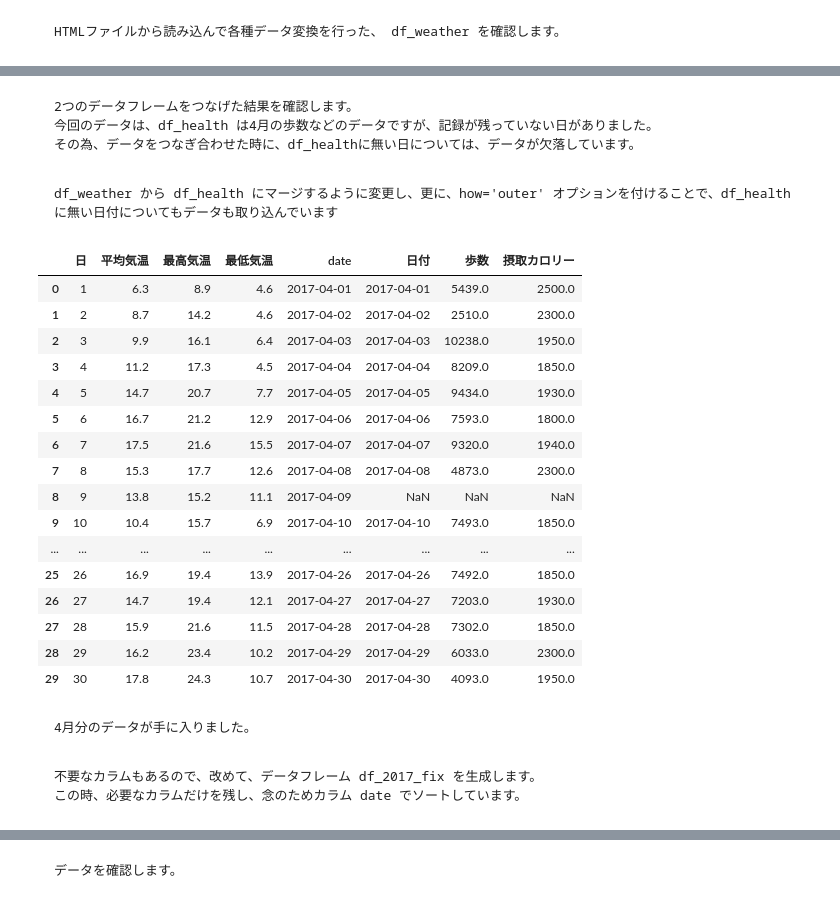
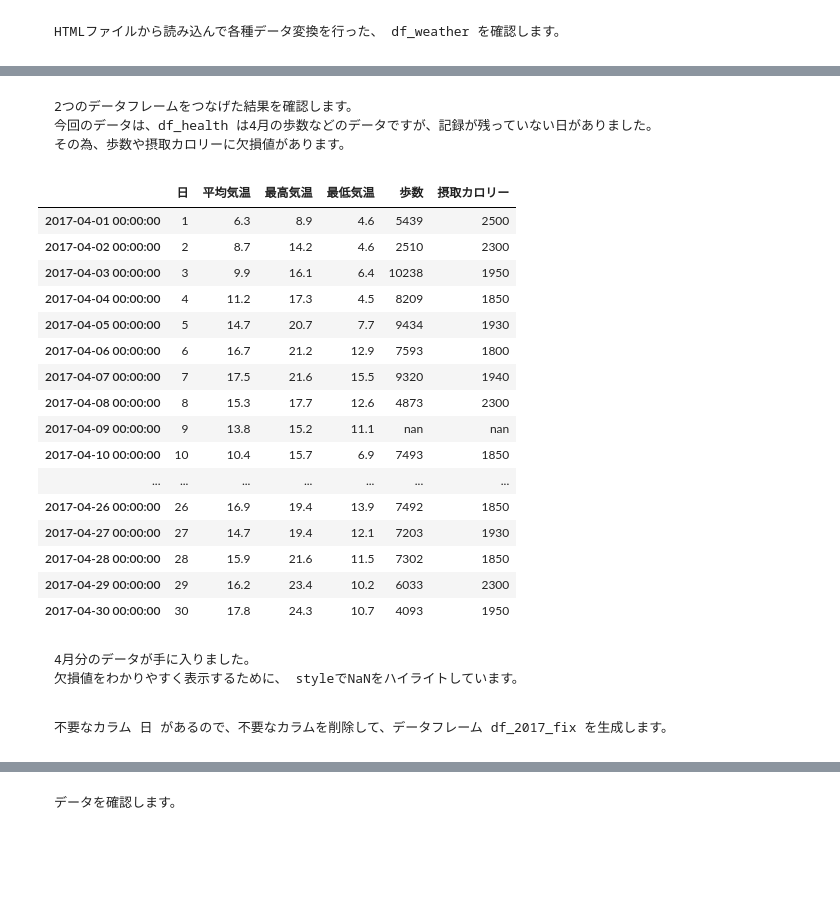
Before and after one commit to terapyon/leaning-pandas, a Jupyter notebook: pandasの外部データ.ipynb, the cells around one changed output, grey strips where cells are left out. Drawn from its saved outputs; the diff is of its cells as text; code cells hidden in the pictures; blank space fills up the shorter version.

````diff
--- a/pandasの外部データ.ipynb
+++ b/pandasの外部データ.ipynb
@@ -267,7 +286,7 @@ df_weather.head()
 データの先頭を確認します。
 ```
 # %%
-df_weather = df_weather.rename(columns={0: '日', 6: '平均気温', 7: '最高気温', 8: '最低気温'})
+df_weather.columns = ['日', '平均気温', '最高気温', '最低気温']
 # %% [markdown]
 ```
 カラム名が数字のままでは扱いにくいので、カラム名を変更します
@@ -399,3 +418,5 @@ df_weather.head()
 ```
 データの先頭を確認します
 ```
+# %%
+df_weather = df_weather.set_index('date')
@@ -460,4 +502,4 @@ df_weather.head()
 HTMLファイルから読み込んで各種データ変換を行った、 df_weather を確認します。
 ```
 # %%
-df_201704 = pd.merge(df_health, df_weather)
+df_201704 = pd.concat([df_weather, df_health], axis=1)
@@ -489,35 +531,30 @@ df_201704
 ```
 2つのデータフレームをつなげた結果を確認します。
 今回のデータは、df_health は4月の歩数などのデータですが、記録が残っていない日がありました。
-その為、データをつなぎ合わせた時に、df_healthに無い日については、データが欠落しています。
+その為、歩数や摂取カロリーに欠損値があります。
 ```
-# %%
-df_201704 = pd.merge(df_weather, df_health, how='outer')
-# %% [markdown]
-```
-df_weather から df_health にマージするように変更し、更に、how='outer' オプションを付けることで、df_healthに無い日付についてもデータも取り込んでいます
-```
 # %%
-df_201704
+df_201704.style.highlight_null()
 # %% [output]
-|  | 日 | 平均気温 | 最高気温 | 最低気温 | date | 日付 | 歩数 | 摂取カロリー |
-| 0 | 1 | 6.3 | 8.9 | 4.6 | 2017-04-01 | 2017-04-01 | 5439.0 | 2500.0 |
-| 1 | 2 | 8.7 | 14.2 | 4.6 | 2017-04-02 | 2017-04-02 | 2510.0 | 2300.0 |
-| 2 | 3 | 9.9 | 16.1 | 6.4 | 2017-04-03 | 2017-04-03 | 10238.0 | 1950.0 |
-| 3 | 4 | 11.2 | 17.3 | 4.5 | 2017-04-04 | 2017-04-04 | 8209.0 | 1850.0 |
-| 4 | 5 | 14.7 | 20.7 | 7.7 | 2017-04-05 | 2017-04-05 | 9434.0 | 1930.0 |
-| 5 | 6 | 16.7 | 21.2 | 12.9 | 2017-04-06 | 2017-04-06 | 7593.0 | 1800.0 |
-| 6 | 7 | 17.5 | 21.6 | 15.5 | 2017-04-07 | 2017-04-07 | 9320.0 | 1940.0 |
-| 7 | 8 | 15.3 | 17.7 | 12.6 | 2017-04-08 | 2017-04-08 | 4873.0 | 2300.0 |
-| 8 | 9 | 13.8 | 15.2 | 11.1 | 2017-04-09 | NaN | NaN | NaN |
-| 9 | 10 | 10.4 | 15.7 | 6.9 | 2017-04-10 | 2017-04-10 | 7493.0 | 1850.0 |
-| ... | ... | ... | ... | ... | ... | ... | ... | ... |
-| 25 | 26 | 16.9 | 19.4 | 13.9 | 2017-04-26 | 2017-04-26 | 7492.0 | 1850.0 |
-| 26 | 27 | 14.7 | 19.4 | 12.1 | 2017-04-27 | 2017-04-27 | 7203.0 | 1930.0 |
-| 27 | 28 | 15.9 | 21.6 | 11.5 | 2017-04-28 | 2017-04-28 | 7302.0 | 1850.0 |
-| 28 | 29 | 16.2 | 23.4 | 10.2 | 2017-04-29 | 2017-04-29 | 6033.0 | 2300.0 |
-| 29 | 30 | 17.8 | 24.3 | 10.7 | 2017-04-30 | 2017-04-30 | 4093.0 | 1950.0 |
+|  | 日 | 平均気温 | 最高気温 | 最低気温 | 歩数 | 摂取カロリー |
+| 2017-04-01 00:00:00 | 1 | 6.3 | 8.9 | 4.6 | 5439 | 2500 |
+| 2017-04-02 00:00:00 | 2 | 8.7 | 14.2 | 4.6 | 2510 | 2300 |
+| 2017-04-03 00:00:00 | 3 | 9.9 | 16.1 | 6.4 | 10238 | 1950 |
+| 2017-04-04 00:00:00 | 4 | 11.2 | 17.3 | 4.5 | 8209 | 1850 |
+| 2017-04-05 00:00:00 | 5 | 14.7 | 20.7 | 7.7 | 9434 | 1930 |
+| 2017-04-06 00:00:00 | 6 | 16.7 | 21.2 | 12.9 | 7593 | 1800 |
+| 2017-04-07 00:00:00 | 7 | 17.5 | 21.6 | 15.5 | 9320 | 1940 |
+| 2017-04-08 00:00:00 | 8 | 15.3 | 17.7 | 12.6 | 4873 | 2300 |
+| 2017-04-09 00:00:00 | 9 | 13.8 | 15.2 | 11.1 | nan | nan |
+| 2017-04-10 00:00:00 | 10 | 10.4 | 15.7 | 6.9 | 7493 | 1850 |
+| ... | ... | ... | ... | ... | ... | ... |
+| 2017-04-26 00:00:00 | 26 | 16.9 | 19.4 | 13.9 | 7492 | 1850 |
+| 2017-04-27 00:00:00 | 27 | 14.7 | 19.4 | 12.1 | 7203 | 1930 |
+| 2017-04-28 00:00:00 | 28 | 15.9 | 21.6 | 11.5 | 7302 | 1850 |
+| 2017-04-29 00:00:00 | 29 | 16.2 | 23.4 | 10.2 | 6033 | 2300 |
+| 2017-04-30 00:00:00 | 30 | 17.8 | 24.3 | 10.7 | 4093 | 1950 |
 # %% [markdown]
 ```
 4月分のデータが手に入りました。
+欠損値をわかりやすく表示するために、 styleでNaNをハイライトしています。
 ```
@@ -526,5 +560,0 @@ df_2017_fix = pd.DataFrame(df_201704.sort_values(by='date'), columns=['date', '
-# %% [markdown]
-```
-不要なカラムもあるので、改めて、データフレーム df_2017_fix を生成します。
-この時、必要なカラムだけを残し、念のためカラム date でソートしています。
-```
@@ -531,3 +563,7 @@ df_2017_fix = pd.DataFrame(df_201704.sort_values(by='date'), columns=['date', '
+# %% [markdown]
+```
+不要なカラム 日 があるので、不要なカラムを削除して、データフレーム df_2017_fix を生成します。
+```
 # %%
 df_2017_fix
 # %% [output]
````
Also changed, not shown: parts of 29 cells of this notebook, 1 other file.
